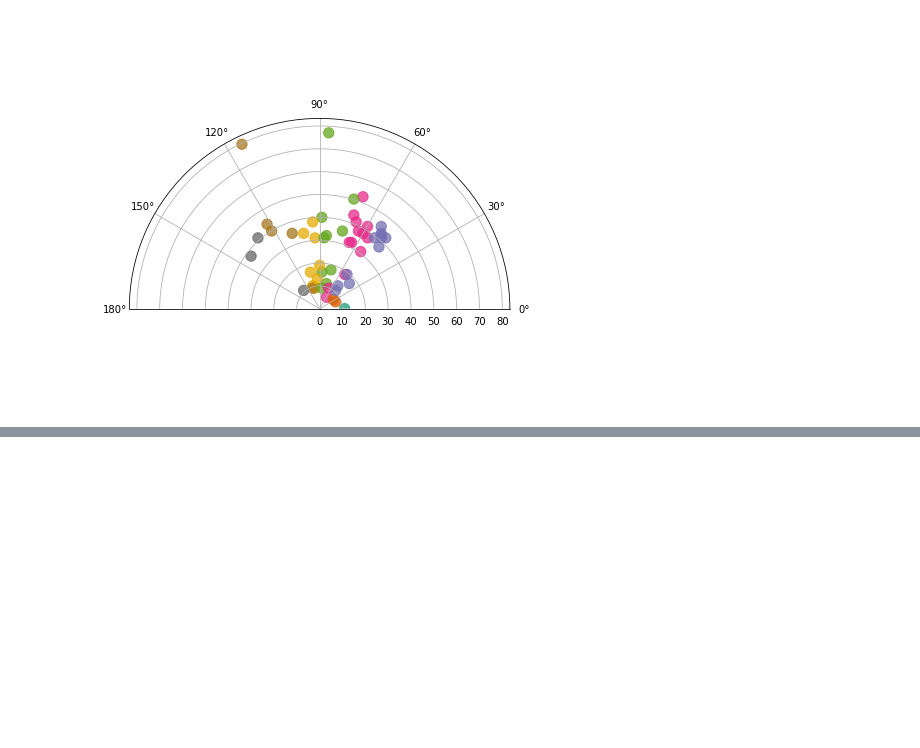
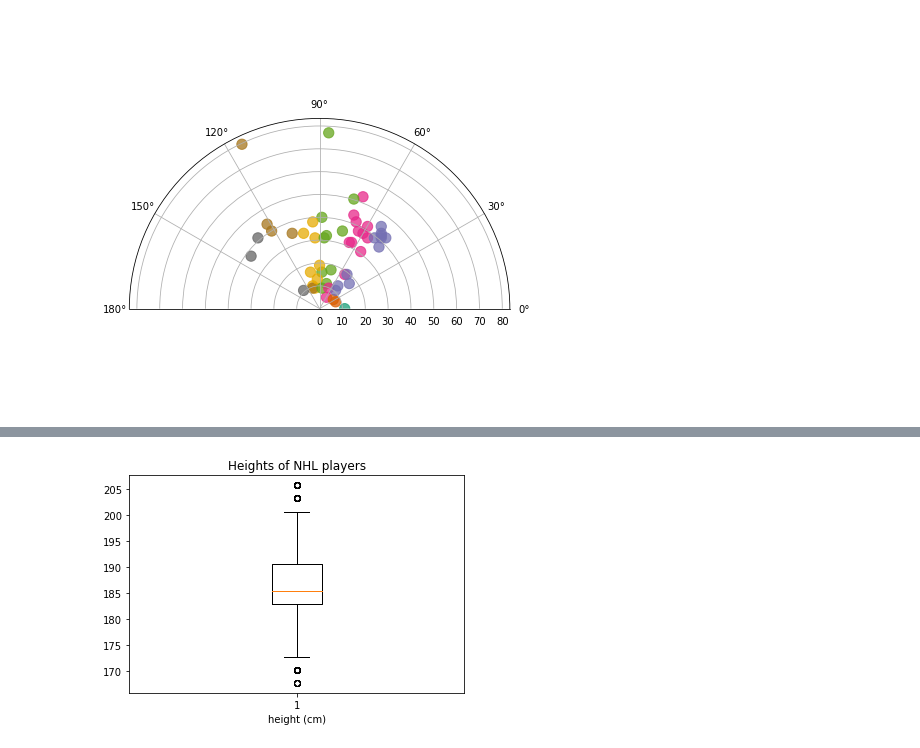
Before and after one commit to szonja126/NHL-Diplomamunka, a Jupyter notebook: readcsv.ipynb, the cells around one changed output, grey strips where cells are left out. Cells and saved outputs as stored; diff of their text form; code cells hidden in the pictures; blank space fills up the shorter version.

Commit message:
exploratory

```diff
--- a/readcsv.ipynb
+++ b/readcsv.ipynb
@@ -562,0 +571,19 @@ ixg
+# %%
+#Data Exploratory: Weight and height convert
+
+#Weights from lbs to kg
+weight = np.array(players_df['weight'])
+x = 0
+for i in weight:
+    weight[x] = round(i * 0.453592, 1)
+    x += 1
+
+#Heights from feet and inches to cm
+height = np.array(players_df['height'])
+y = 0
+for i in height:
+    height[y] = int(i[0:1])*30.48 + int(i[2:i.find('""')])*2.54
+    y += 1
+
+players_df['weight_kg'] = weight
+players_df['height_cm'] = height
@@ -562,0 +606,7 @@ ixg
+# %%
+plt.boxplot(players_df['height_cm'])
+plt.title('Heights of NHL players')
+plt.xlabel('height (cm)')
+plt.show()
+# %% [output]
+[figure, added]
```
Also changed, not shown: parts of 20 cells of this notebook, 1 other file.
